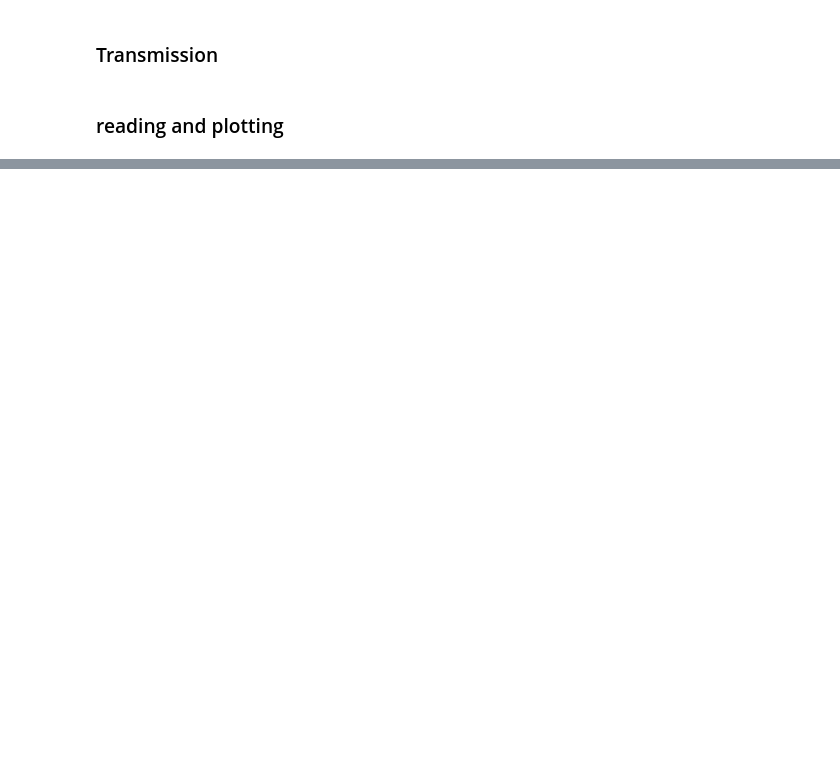
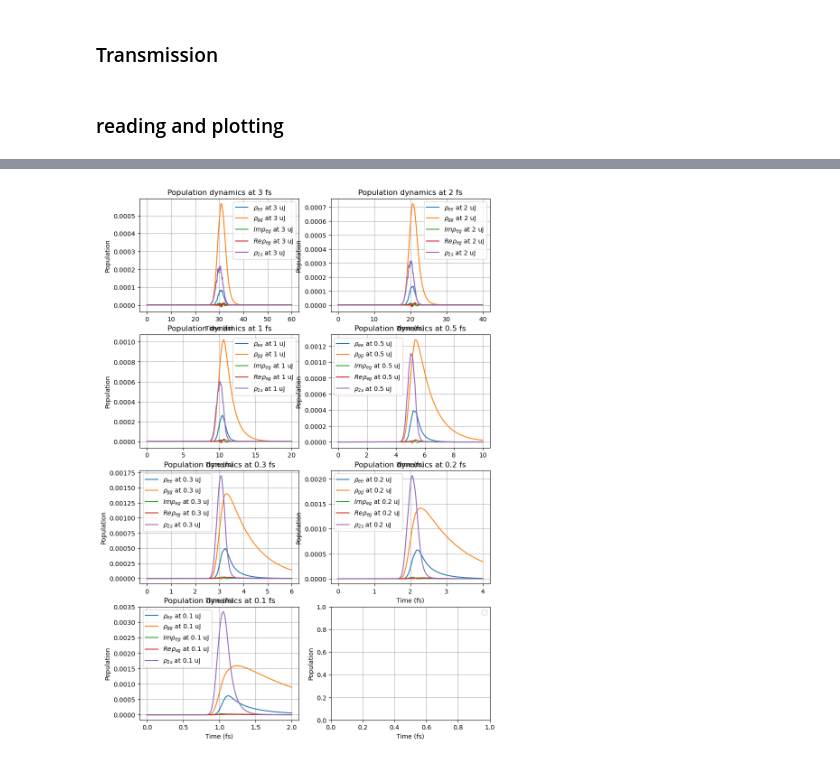
Before and after one commit to P4GAN/Cu-RSA-XFEL-Simulation, a Jupyter notebook: notebooks/plot-transmittance-vs-duration.ipynb, the cells around one changed output, grey strips where cells are left out. Saved outputs shown, nothing was run; the diff lists cells and outputs as text; code cells hidden in the pictures; blank space fills up the shorter version.

```diff
--- a/notebooks/plot-transmittance-vs-duration.ipynb
+++ b/notebooks/plot-transmittance-vs-duration.ipynb
@@ -185,35 +176,35 @@ seed duration: 0.1
 fig, axs = plt.subplots(4, 2, figsize=(10, 15))
 
 i = 0
 for duration_value, arrays in sorted_accumulated_arrays.items():
     rho_ee_t_last = arrays['rho_ee_t_last']
     rho_gg_t_last = arrays['rho_gg_t_last']
     rho_eg_t_last = arrays['rho_eg_t_last']
     rho_ground_t_last = arrays['rho_ground_t_last']
     rho_other_t_last = arrays['rho_other_t_last']
     rho_2s_t_last = arrays['rho_2s_t_last']
     t_axis = arrays['t_axis']
 
     # Plot 2x2 grid of subplots, for example, plotting rho_ee, rho_gg, rho_eg, and rho_ground
     row = i // 2  # Determine the row index based on the duration value
     col = i % 2   # Determine the column index based on the duration value
     axs[row, col].plot(t_axis, rho_ee_t_last, label=rf'$\rho_{{ee}}$ at {duration_value} uJ')
     axs[row, col].plot(t_axis, rho_gg_t_last, label=rf'$\rho_{{gg}}$ at {duration_value} uJ')
     axs[row, col].plot(t_axis, np.imag(rho_eg_t_last), label=rf'$Im\rho_{{eg}}$ at {duration_value} uJ')
     axs[row, col].plot(t_axis, np.real(rho_eg_t_last), label=rf'$Re\rho_{{eg}}$ at {duration_value} uJ')
-    axs[row, col].plot(t_axis, rho_ground_t_last, label=rf'$\rho_{{ground}}$ at {duration_value} uJ')
-    axs[row, col].plot(t_axis, rho_other_t_last, label=rf'$\rho_{{other}}$ at {duration_value} uJ')
     axs[row, col].plot(t_axis, rho_2s_t_last, label=rf'$\rho_{{2s}}$ at {duration_value} uJ')
     axs[row, col].set_title(f'Population dynamics at {duration_value} fs')
 
     i += 1
 
 # Set x and y labels for each subplot
 for ax in axs.flat:
     ax.set_xlabel('Time (fs)')
     ax.set_ylabel('Population')
     ax.legend()
     ax.grid(True)
+# %% [output]
+[figure, added]
 # %%
 min_T = []
 area_T = []
```
Also changed, not shown: parts of 3 cells of this notebook, 1 other file.
